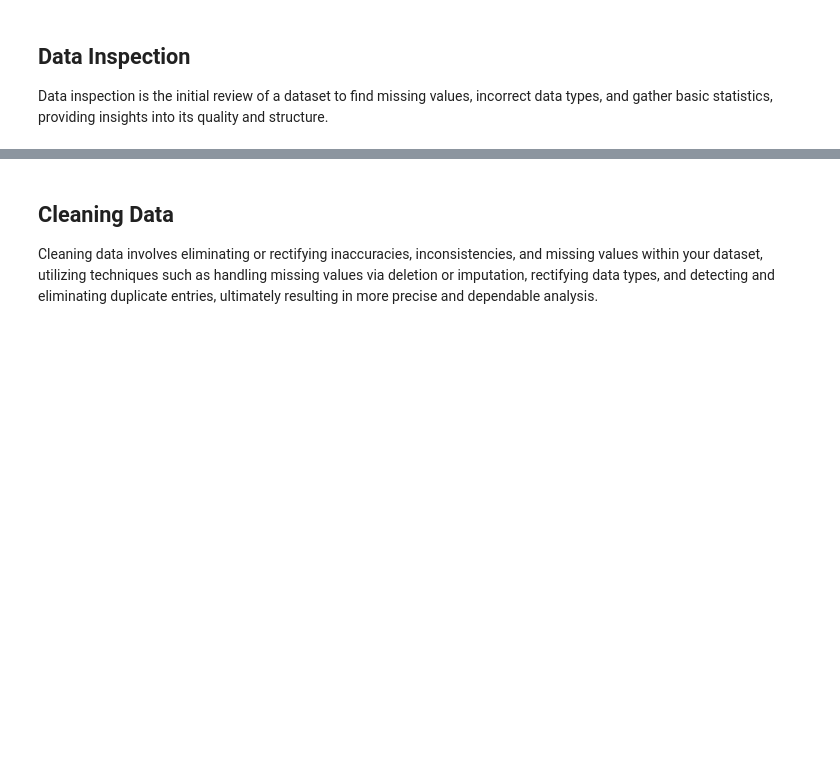
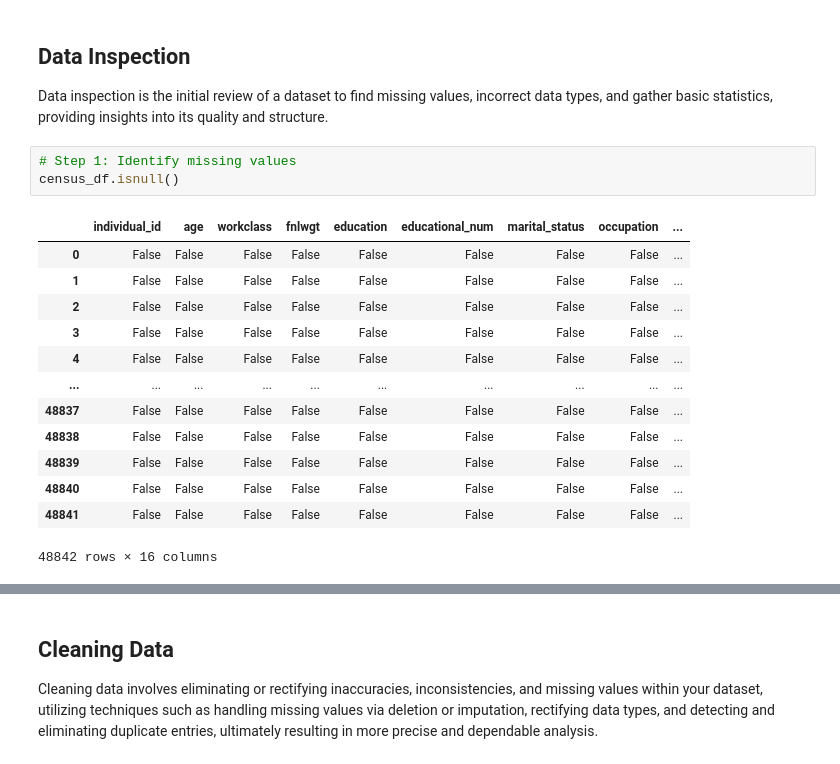
Before and after one commit to Rongiela/DAT09, a Jupyter notebook: Module 4 - Pandas/pandas_intermediate.ipynb, the cells around one changed output, grey strips where cells are left out. Cells and saved outputs as stored; diff of their text form; blank space fills up the shorter version.

```diff
--- a/Module 4 - Pandas/pandas_intermediate.ipynb
+++ b/Module 4 - Pandas/pandas_intermediate.ipynb
@@ -9,3 +33,20 @@
 
 Data inspection is the initial review of a dataset to find missing values,
 incorrect data types, and gather basic statistics, providing insights into its quality and structure.
+# %%
+# Step 1: Identify missing values
+census_df.isnull()
+# %% [output]
+|  | individual_id | age | workclass | fnlwgt | education | educational_num | marital_status | occupation | ... |
+| 0 | False | False | False | False | False | False | False | False | ... |
+| 1 | False | False | False | False | False | False | False | False | ... |
+| 2 | False | False | False | False | False | False | False | False | ... |
+| 3 | False | False | False | False | False | False | False | False | ... |
+| 4 | False | False | False | False | False | False | False | False | ... |
+| ... | ... | ... | ... | ... | ... | ... | ... | ... | ... |
+| 48837 | False | False | False | False | False | False | False | False | ... |
+| 48838 | False | False | False | False | False | False | False | False | ... |
+| 48839 | False | False | False | False | False | False | False | False | ... |
+| 48840 | False | False | False | False | False | False | False | False | ... |
+| 48841 | False | False | False | False | False | False | False | False | ... |
+48842 rows × 16 columns
```
Also changed, not shown: parts of 15 cells of this notebook, 3 other files.
